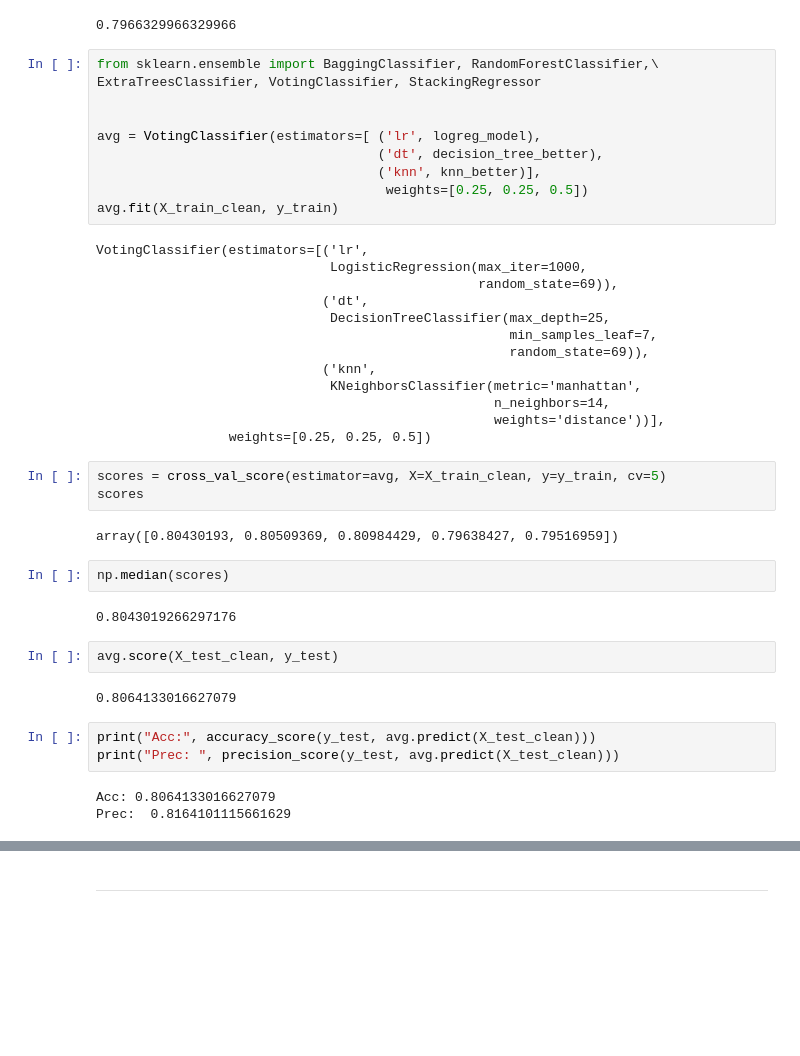
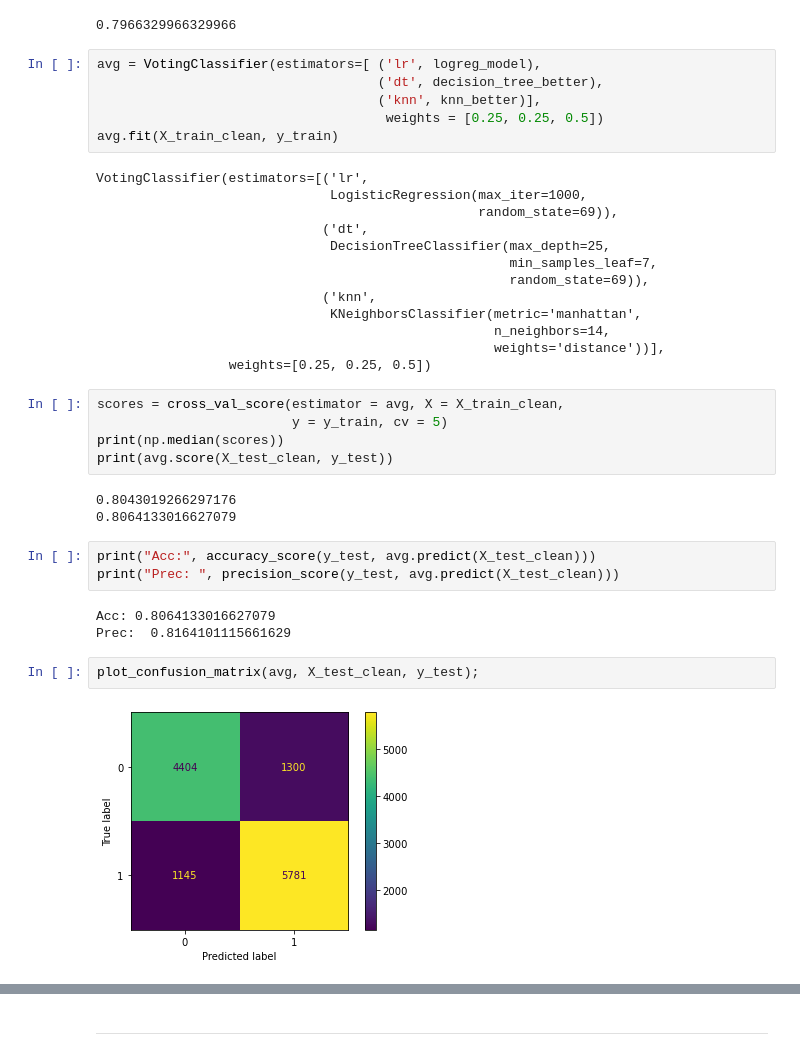
Before and after one commit to njw27/Supervised-ML-For-Tanzanian-Water-Wells, a Jupyter notebook: Group_Notebook.ipynb, the cells around one changed output, grey strips where cells are left out. Saved outputs shown, nothing was run; the diff lists cells and outputs as text; blank space fills up the shorter version.

```diff
--- a/Group_Notebook.ipynb
+++ b/Group_Notebook.ipynb
@@ -510,14 +404,10 @@ display(precision_score(y_test, y_knn_better_test))
 0.8003958828186857
 0.7966329966329966
 # %%
-from sklearn.ensemble import BaggingClassifier, RandomForestClassifier,\
-ExtraTreesClassifier, VotingClassifier, StackingRegressor
-
-
 avg = VotingClassifier(estimators=[ ('lr', logreg_model),
                                     ('dt', decision_tree_better),
                                     ('knn', knn_better)],
-                                     weights=[0.25, 0.25, 0.5])
+                                     weights = [0.25, 0.25, 0.5])
 avg.fit(X_train_clean, y_train)
 # %% [output]
 VotingClassifier(estimators=[('lr',
@@ -533,21 +423,20 @@ VotingClassifier(estimators=[('lr',
                                                    weights='distance'))],
                  weights=[0.25, 0.25, 0.5])
 # %%
-scores = cross_val_score(estimator=avg, X=X_train_clean, y=y_train, cv=5)
-scores
+scores = cross_val_score(estimator = avg, X = X_train_clean,
+                         y = y_train, cv = 5)
+print(np.median(scores))
+print(avg.score(X_test_clean, y_test))
 # %% [output]
-array([0.80430193, 0.80509369, 0.80984429, 0.79638427, 0.79516959])
+0.8043019266297176
+0.8064133016627079
-# %%
-np.median(scores)
-# %% [output]
-0.8043019266297176
-# %%
-avg.score(X_test_clean, y_test)
-# %% [output]
-0.8064133016627079
 # %%
 print("Acc:", accuracy_score(y_test, avg.predict(X_test_clean)))
 print("Prec: ", precision_score(y_test, avg.predict(X_test_clean)))
 # %% [output]
 Acc: 0.8064133016627079
 Prec:  0.8164101115661629
+# %%
+plot_confusion_matrix(avg, X_test_clean, y_test);
+# %% [output]
+[figure, added]
```
Also changed, not shown: parts of 80 cells of this notebook.
